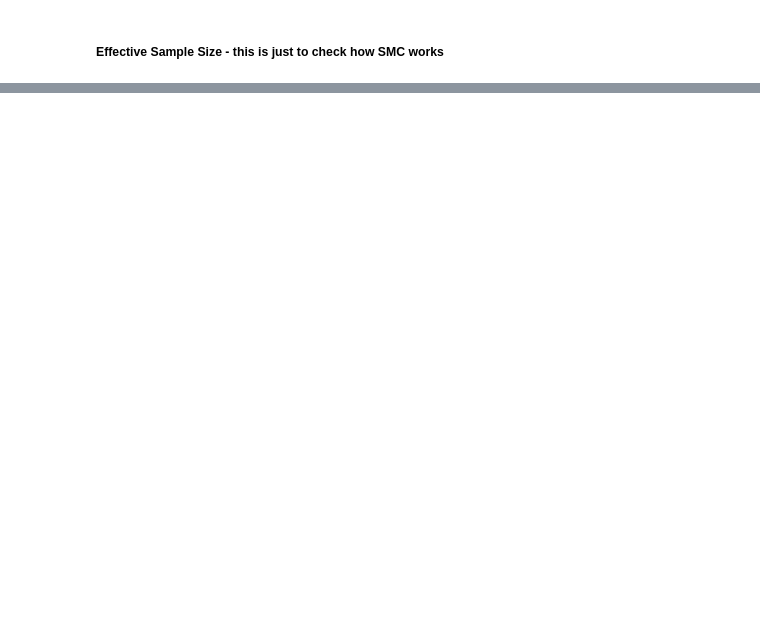
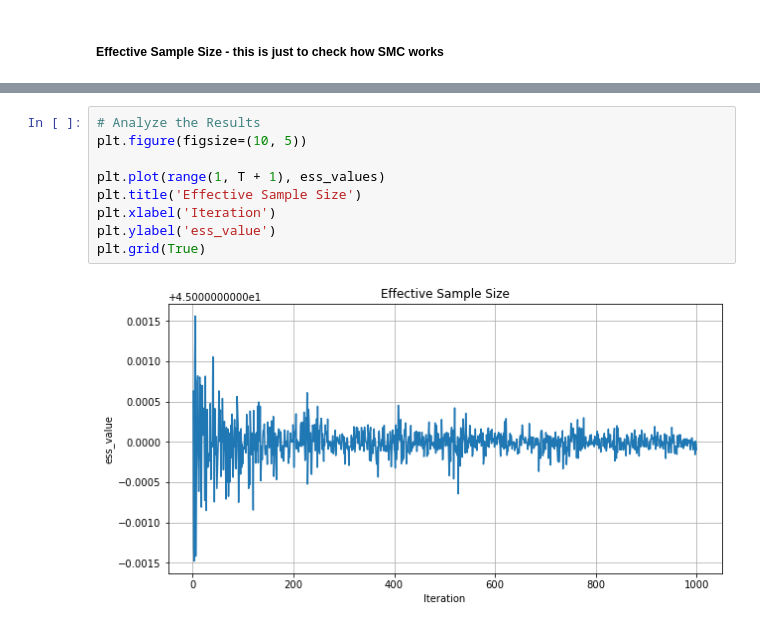
Before and after one commit to joshgivens/ClassificationwithAltLoss, a Jupyter notebook: AUC_tempering.ipynb, the cells around one changed output, grey strips where cells are left out. Drawn from its saved outputs; the diff is of its cells as text; blank space fills up the shorter version.

```diff
--- a/AUC_tempering.ipynb
+++ b/AUC_tempering.ipynb
@@ -319,0 +479,11 @@ ESS is very wiggling because we are using minibatches... this should not be a pr
+# %%
+# Analyze the Results
+plt.figure(figsize=(10, 5))
+
+plt.plot(range(1, T + 1), ess_values)
+plt.title('Effective Sample Size')
+plt.xlabel('Iteration')
+plt.ylabel('ess_value')
+plt.grid(True)
+# %% [output]
+[figure, added]
```
Also changed, not shown: parts of 10 cells of this notebook.
